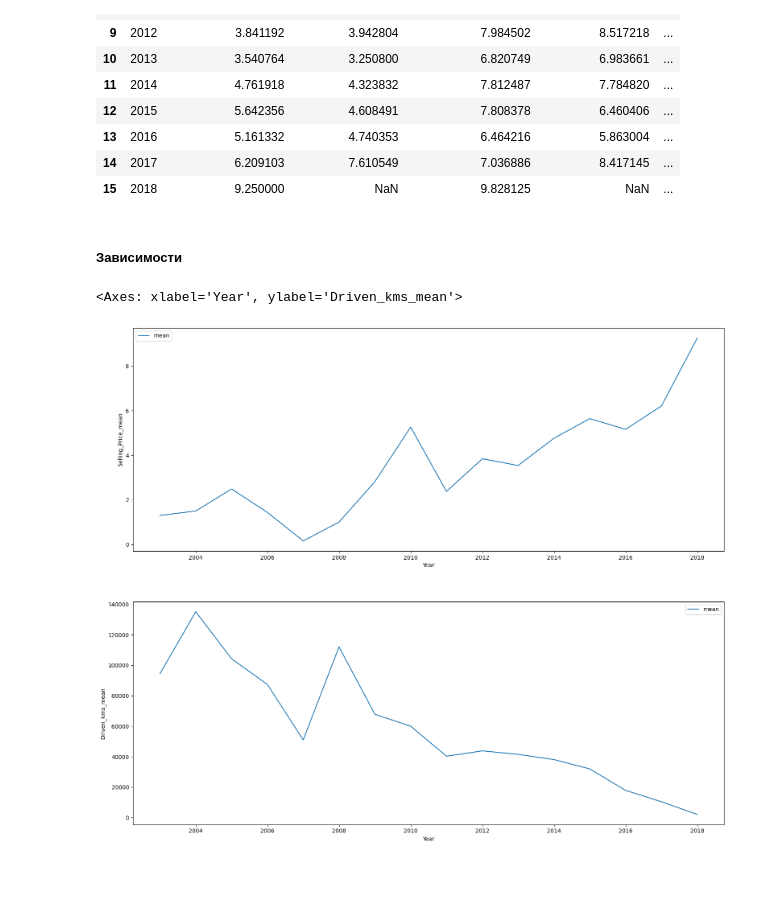
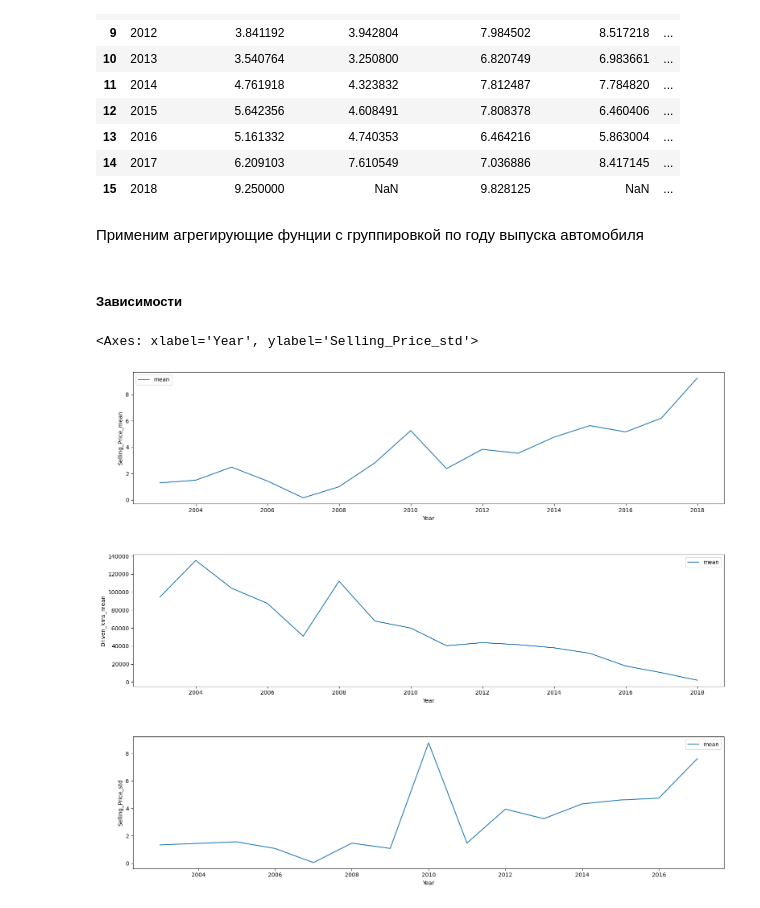
Before and after one commit to ViktorovGO/IIS_LR1, a Jupyter notebook: eda/eda.ipynb, the cells around one changed output. Cells and saved outputs as stored; diff of their text form; code cells hidden in the pictures; blank space fills up the shorter version.

Commit message:
add comments and save graphics

```diff
--- a/eda/eda.ipynb
+++ b/eda/eda.ipynb
@@ -123,6 +147,6 @@ sns.displot(df, x='Driven_kms', bins=100, hue='Year', kde=True, log_scale=True)
 ##### Создание нового признака
 # %%
 # Создаем новый признак - уровень пробега
-df['mileage_level'] = df.apply(lambda x: 'low' if x['Driven_kms'] <= 50000 \
-                               else 'high' if x['Driven_kms'] >= 100000 \
+df['mileage_level'] = df.apply(lambda x: 'low' if x['Driven_kms'] <= 20000 \
+                               else 'high' if x['Driven_kms'] >= 45000 \
                                else 'mid', axis = 1)
@@ -202,16 +238,19 @@ aggregated_df
 | 13 | 2016 | 5.161332 | 4.740353 | 6.464216 | 5.863004 | ... |
 | 14 | 2017 | 6.209103 | 7.610549 | 7.036886 | 8.417145 | ... |
 | 15 | 2018 | 9.250000 | NaN | 9.828125 | NaN | ... |
+# %% [markdown]
+Применим агрегирующие фунции с группировкой по году выпуска автомобиля
 # %% [markdown]
 ##### Зависимости
 # %%
-fig, axs = plt.pyplot.subplots(2,1)
+fig, axs = plt.pyplot.subplots(3,1)
 fig.tight_layout(pad=1)
 fig.set_size_inches(16.5, 14, forward=True)
 
 
 sns.lineplot(aggregated_df,x='Year',y='Selling_Price_mean', label='mean', ax=axs[0])
 sns.lineplot(aggregated_df,x='Year',y='Driven_kms_mean', label='mean', ax=axs[1])
+sns.lineplot(aggregated_df,x='Year',y='Selling_Price_std', label='mean', ax=axs[2])
 # %% [output]
-<Axes: xlabel='Year', ylabel='Driven_kms_mean'>
+<Axes: xlabel='Year', ylabel='Selling_Price_std'>
-[figure, old version]
+[figure, new version]
```
Also changed, not shown: parts of 30 cells of this notebook, 6 other files.
